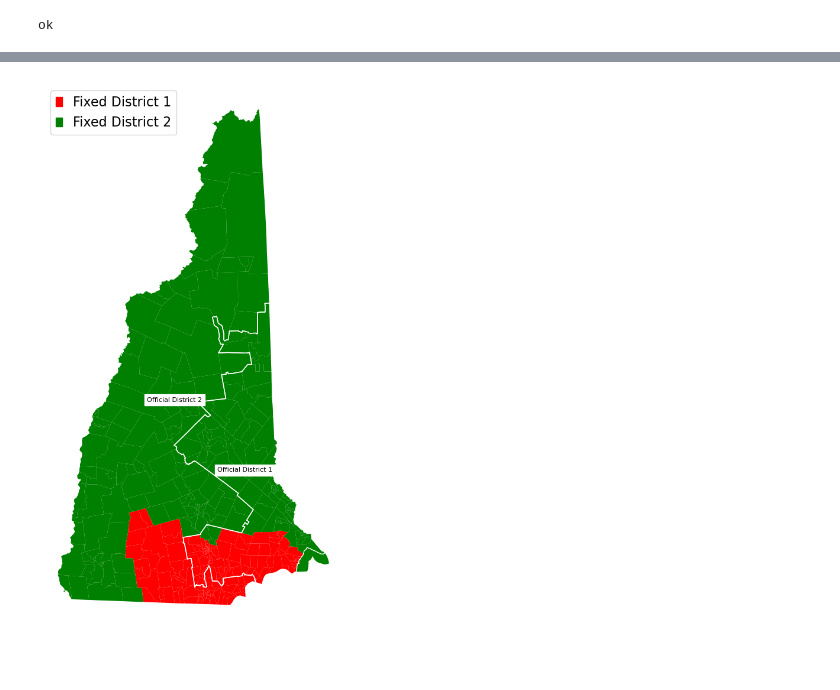
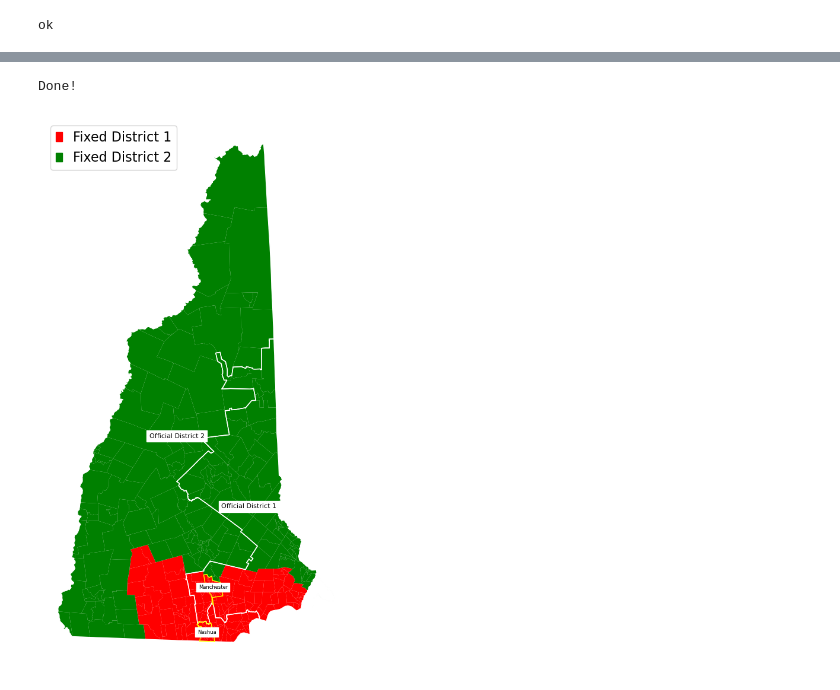
Before and after one commit to raddick/ungerrymandering, a Jupyter notebook: plot-new-hampshire.ipynb, the cells around one changed output, grey strips where cells are left out. Saved outputs shown, nothing was run; the diff lists cells and outputs as text; code cells hidden in the pictures.

Commit message:
New Hampshire: fixed coastlines, added cities

```diff
--- a/plot-new-hampshire.ipynb
+++ b/plot-new-hampshire.ipynb
@@ -46,28 +208,53 @@ Got districts for 350 census tracts
 # %%
 fig, ax = plt.subplots(1,1,figsize=(8,12))
+ax.set_aspect('equal')
+
+# xlim = [-70.85,-70.5]
+# ylim = [42.85,43]
 
 for i in range (1, nDistricts+1):
     nh_tracts_gdf[nh_tracts_gdf['new_district'] == i].plot(ax=ax, color=district_color_cycle[i])
 
 legend_list = []
 for i in range(1,nDistricts+1):
+    #legend_list.append(mpatches.Patch(color=district_color_cycle[i], label='Fixed District {0:,.0f} (Pop {1:,.0f}, overshot = {2:,.0f})'.format(i, nh_tracts_gdf[nh_tracts_gdf['new_district'] == i]['POP100'].sum(), nh_tracts_gdf[nh_tracts_gdf['new_district'] == i]['POP100'].sum()-target)))
     legend_list.append(mpatches.Patch(color=district_color_cycle[i], label='Fixed District {0:,.0f}'.format(i)))
 ax.legend(handles=legend_list, fontsize=the_legend_size, loc='upper left', handlelength=0.5)
 
+#target
 
 cd119_nh_gdf[cd119_nh_gdf['GEOIDFQ'] != '5001900US33ZZ'].plot(ax=ax, color='none', edgecolor='white')
 
 for ix, thisrow in cd119_nh_gdf[cd119_nh_gdf['GEOIDFQ'] != '5001900US33ZZ'].iterrows():
     centerpoint = [thisrow.geometry.centroid.x, thisrow.geometry.centroid.y]
     annotator = 'Official District {0:}'.format(thisrow['NAMELSAD'][-1])
     ax.annotate(annotator, centerpoint,
                  color='black', backgroundcolor='white', ha='center', va='center',
                  fontsize=the_annotation_size)
+
+# Plot cities of Manchester and Nashua
+place_nh_gdf[place_nh_gdf['NAME'].isin(['Manchester', 'Nashua'])].plot(ax=ax, color='none', edgecolor='yellow')
+for ix, thisrow in place_nh_gdf[place_nh_gdf['NAME'].isin(['Manchester', 'Nashua'])].iterrows():
+    centerpoint = [thisrow.geometry.centroid.x, thisrow.geometry.centroid.y]
+    annotator = thisrow['NAME']
+    ax.annotate(annotator, centerpoint,
+                 color='black', backgroundcolor='white', ha='center', va='center',
+                 fontsize=the_annotation_size-2)
+
+
+# Mask out water
+show_water_gdf.plot(ax=ax, color='white', edgecolor='white')
+#cd119_nh_gdf[cd119_nh_gdf['CD119FP'] == 'ZZ'].plot(ax=ax, color='white', edgecolor='white')
+
 plt.axis('off')
+# ax.set_xlim(xlim)
+# ax.set_ylim(ylim)
 
 #plt.show()
-plt.savefig('maps/new-hampshire-new-districts.png', format='png', dpi=300)
+plt.savefig('maps/new-hampshire-new-districts-detail.png', format='png', dpi=300)
+print('Done!')
 # %% [output]
+Done!
-[figure, old version]
+[figure, new version]
 # %%
 #cd119_nh_gdf
```
Also changed, not shown: parts of 6 cells of this notebook, 1 other file.
